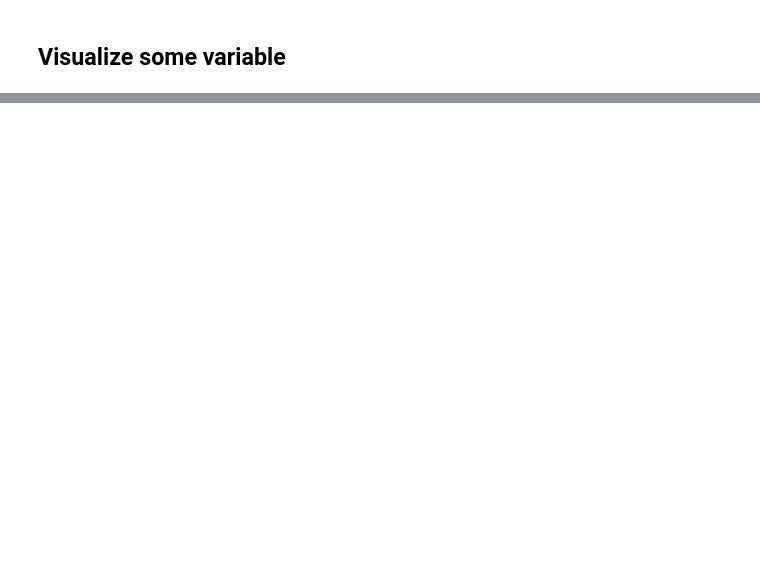
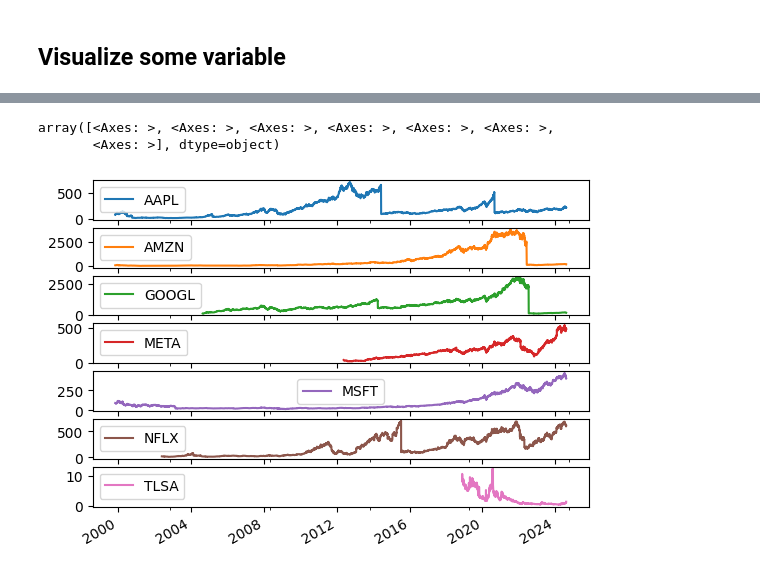
Before and after one commit to MarioTheEmblem/WS, a Jupyter notebook: notebooks/10_APIs/16_Module/A.ipynb, the cells around one changed output, grey strips where cells are left out. Drawn from its saved outputs; the diff is of its cells as text; code cells hidden in the pictures; blank space fills up the shorter version.

```diff
--- a/notebooks/10_APIs/16_Module/A.ipynb
+++ b/notebooks/10_APIs/16_Module/A.ipynb
@@ -35,0 +47,7 @@ ModuleNotFoundError: No module named 'alphavantage'
+# %%
+magnificent_seven = ['AAPL','AMZN','GOOGL','MSFT','META','TLSA','NFLX']
+#Se utilizaran estas 7 acciones para el ejercicio.
+# %%
+dfs = []
+dfs
+#Creamos una lista vacia en donde almacenaremos los dataframes resultantes del ciclo for.
@@ -35,0 +77,5 @@ ModuleNotFoundError: No module named 'alphavantage'
+# %%
+for stock in magnificent_seven:
+    df = get_stock_data(stock)
+    df['stock'] = stock
+    dfs.append(df)
@@ -36,2 +104,5 @@ ModuleNotFoundError: No module named 'alphavantage'
+# %%
+msdf = pd.concat(dfs)
+#Ahora que tenemos una sola tabla, es más facil poder operar y gráficar con ella, lo cual es lo que haremos a continuación.
 # %% [markdown]
 ## Visualize some variable
@@ -40,0 +109,7 @@ ModuleNotFoundError: No module named 'alphavantage'
+# %%
+subdf = msdf.pivot(columns='stock', values='close')
+subdf.plot.line(subplots=True)
+# %% [output]
+array([<Axes: >, <Axes: >, <Axes: >, <Axes: >, <Axes: >, <Axes: >,
+       <Axes: >], dtype=object)
+[figure, added]
```
Also changed, not shown: parts of 15 cells of this notebook, 2 other files.
